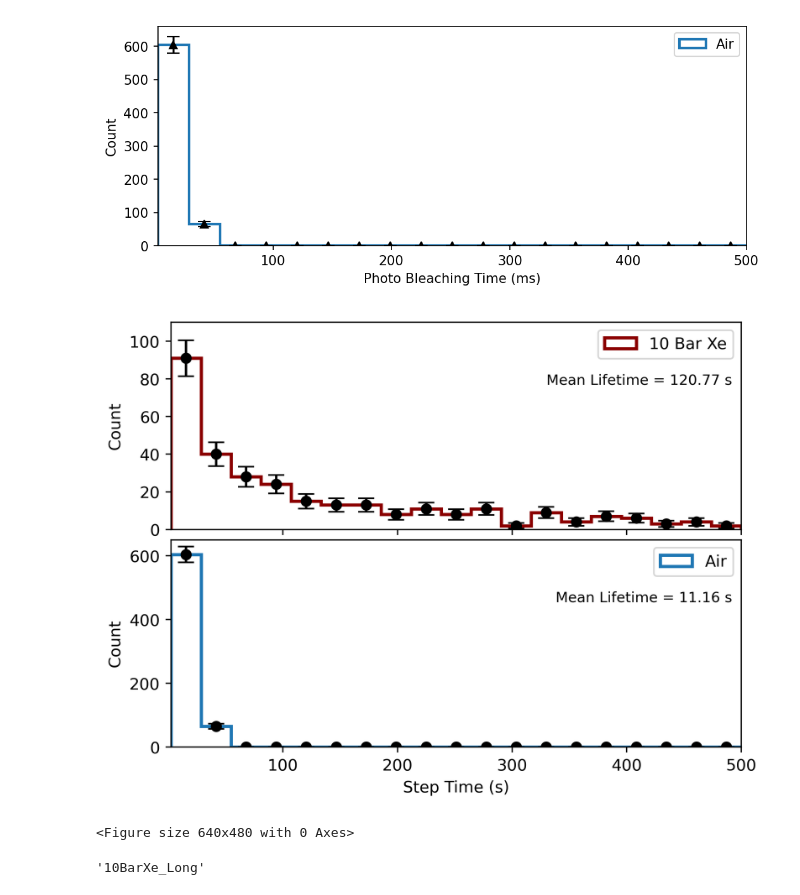
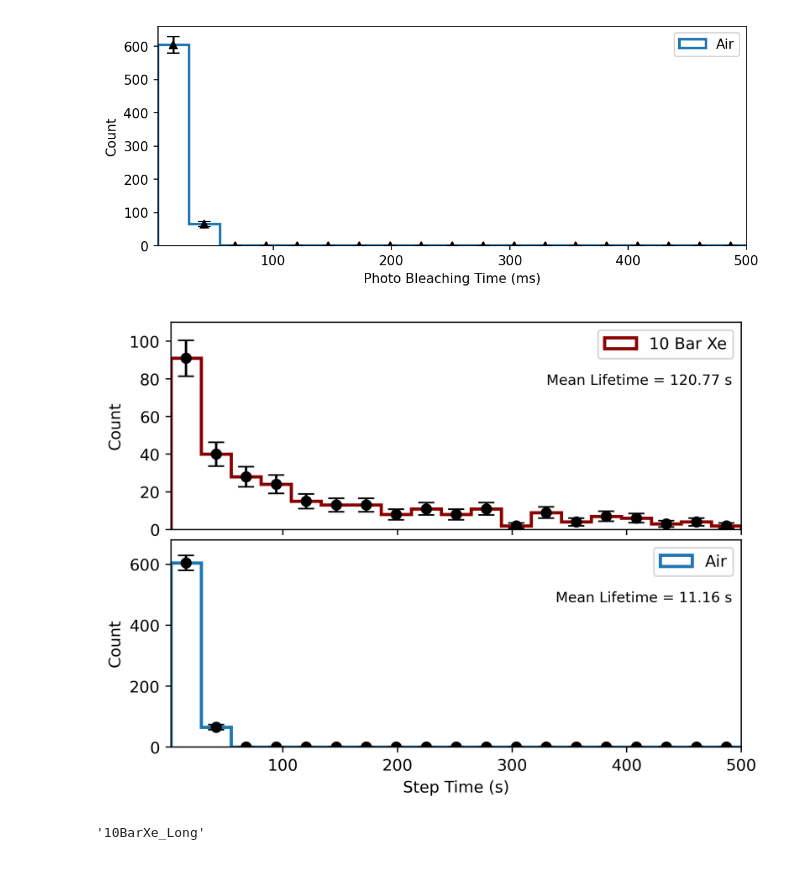
Before and after one commit to UTA-NURES/MicroscopePaperPlots, a Jupyter notebook: AnalyzeSpotDicts.ipynb, the cells around one changed output. Cells and saved outputs as stored; diff of their text form; code cells hidden in the pictures.

```diff
--- a/AnalyzeSpotDicts.ipynb
+++ b/AnalyzeSpotDicts.ipynb
@@ -138,37 +138,36 @@ MeanAirLifetime=np.mean(np.array(dat['Air']['Times']))*ExposureTime
 
 fig, axs = plt.subplots(2, 1, sharex=True,dpi=400)
 # Remove horizontal space between axes
 fig.subplots_adjust(hspace=0.05)
 
 axs[0].hist(np.array(dat["10BarXe_Long"]['Times'])*ExposureTime,histtype='step',bins=np.linspace(2.5,500,20),color='DarkRed',label='10 Bar Xe',linewidth=2)
 axs[0].errorbar(xsXe,ysXe,np.sqrt(ysXe),fmt='o',capsize=5,color='black')
 axs[0].set_xlim(2.5,500)
 ymax=110
 axs[0].set_ylim(0,ymax)
 axs[0].text(500,ymax*0.7,"Mean Lifetime = " + str(round(MeanXeLifetime,2)) + " s  ",ha='right',fontsize=9)
 
 axs[1].hist(np.array(dat["Air"]['Times'])*ExposureTime,histtype='step',bins=np.linspace(2.5,500,20),color='tab:blue',label='Air',linewidth=2)
 axs[1].errorbar(xsAir,ysAir,np.sqrt(ysAir),fmt='o',capsize=5,color='black')
 axs[1].set_xlim(2.5,500)
 
-ymax=650
+ymax=680
 axs[1].set_ylim(0,ymax)
 axs[1].text(500,ymax*0.7,"Mean Lifetime = " + str(round(MeanAirLifetime,2)) + " s  ",ha='right',fontsize=9)
 
 
 
 #plt.semilogy()
 plt.xlabel("Step Time (s)")
 axs[0].set_ylabel("Count")
 axs[1].set_ylabel("Count")
 axs[0].legend(loc='upper right')
 axs[1].legend(loc='upper right')
 
+plt.savefig("Plots/TimePlot.png",dpi=200,bbox_inches='tight')
 plt.show()
-plt.savefig("Plots/TimePlot.png",dpi=200,bbox_inches='tight')
 # %% [output]
-[figure, old version]
+[figure, new version]
-<Figure size 640x480 with 0 Axes>
 # %%
 Which
 # %% [output]
```
Also changed, not shown: parts of 1 cell of this notebook, 5 other files.
